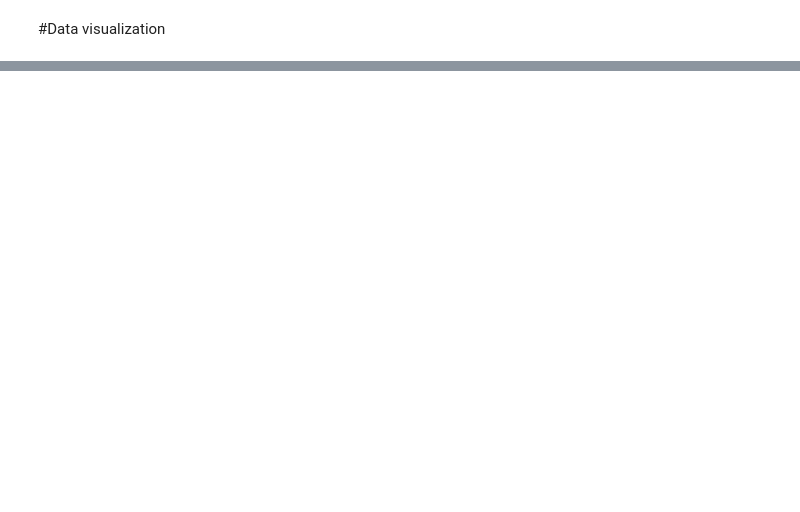
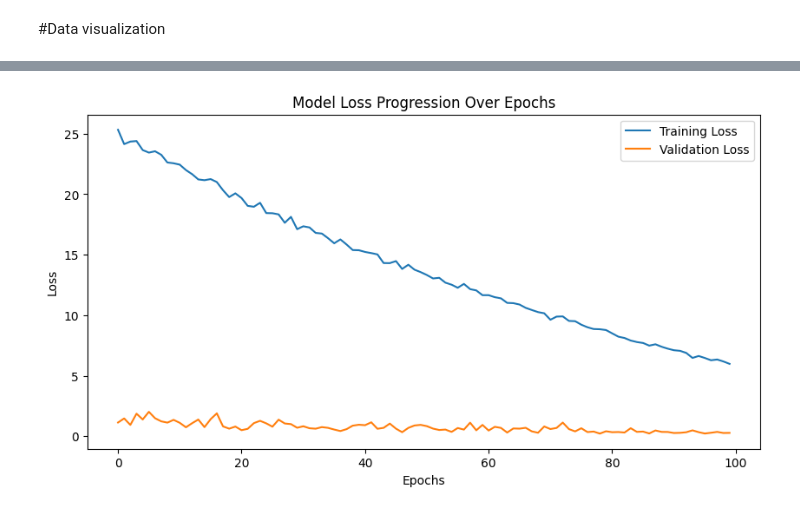
Before and after one commit to Ishara-Pramod-0770/Deep_Learning_Assingment, a Jupyter notebook: Recurrent Neural Network(RNN).ipynb, the cells around one changed output, grey strips where cells are left out. Saved outputs shown, nothing was run; the diff lists cells and outputs as text; code cells hidden in the pictures; blank space fills up the shorter version.

```diff
--- a/Recurrent Neural Network(RNN).ipynb
+++ b/Recurrent Neural Network(RNN).ipynb
@@ -42,6 +49,10 @@ print(train_data[['condition', 'condition_numeric']].head())
 # %%
 from sklearn.preprocessing import StandardScaler
 from sklearn.model_selection import train_test_split
+# Define features (X) and target (y)
+X = train_data.drop(columns=['condition', 'condition_numeric', 'SD1'])  # Assuming SD1 is your target
+y = train_data['SD1']  # Replace 'SD1' with the actual target column name if different
+
 # Standardize features
 scaler = StandardScaler()
 X_scaled = scaler.fit_transform(X)
@@ -146,0 +255,12 @@ R² Score: 0.9974816992123902
+# %%
+# 4. Line Plot to show model loss progression over epochs
+plt.figure(figsize=(10, 5))
+plt.plot(history.history['loss'], label='Training Loss')
+plt.plot(history.history['val_loss'], label='Validation Loss')
+plt.title('Model Loss Progression Over Epochs')
+plt.xlabel('Epochs')
+plt.ylabel('Loss')
+plt.legend()
+plt.show()
+# %% [output]
+[figure, added]
```
Also changed, not shown: parts of 17 cells of this notebook.
